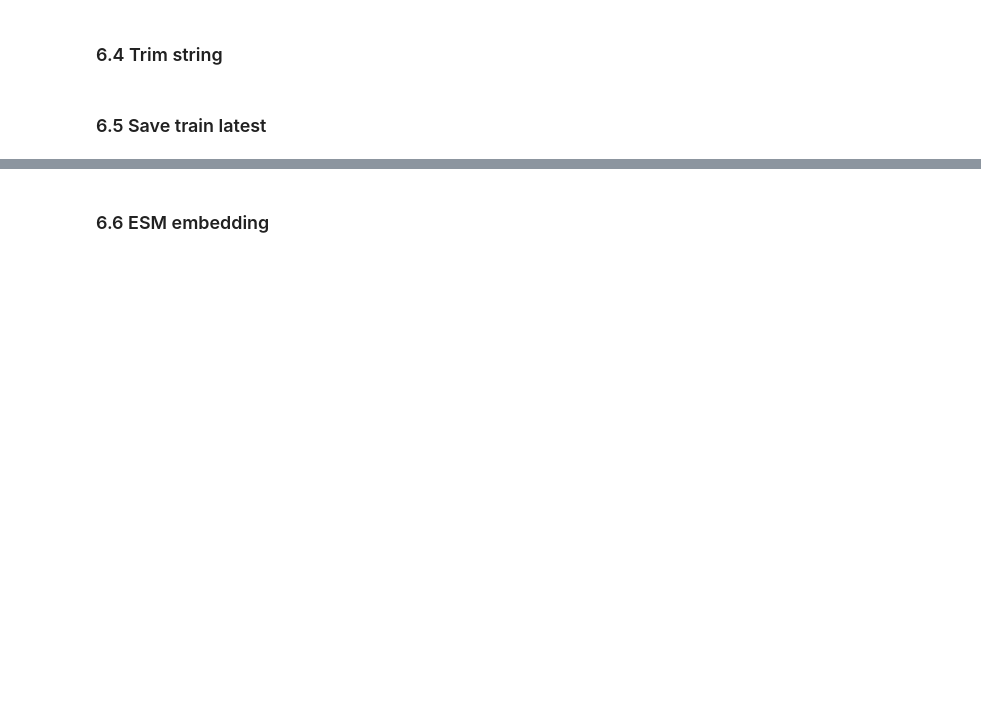
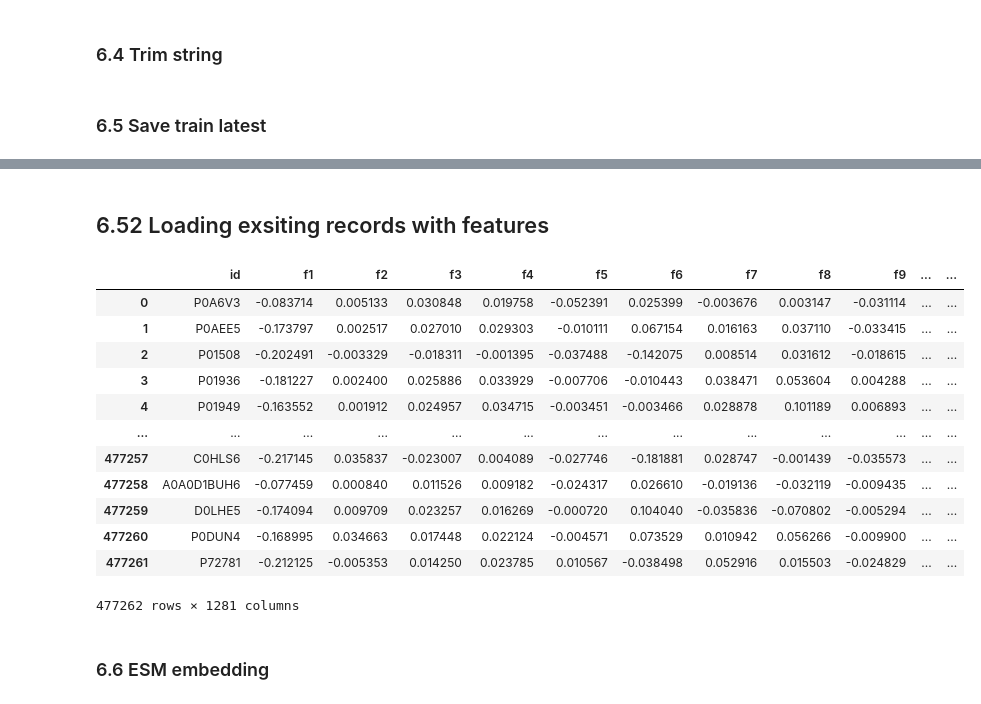
Before and after one commit to kingstdio/ECRECer, a Jupyter notebook: prepare_task_dataset_production.ipynb, the cells around one changed output, grey strips where cells are left out. Saved outputs shown, nothing was run; the diff lists cells and outputs as text; code cells hidden in the pictures; blank space fills up the shorter version.

```diff
--- a/prepare_task_dataset_production.ipynb
+++ b/prepare_task_dataset_production.ipynb
@@ -191,3 +200,23 @@ train.to_feather(cfg.DATADIR + 'sprot_latest.feature')
+# %% [markdown]
+## 6.52 Loading exsiting records with features
+# %%
+existing= pd.read_feather(cfg.DATADIR + 'featureBank/sprot_latest_rep0.feather')
+# %%
+existing
+# %% [output]
+|  | id | f1 | f2 | f3 | f4 | f5 | f6 | f7 | f8 | f9 | ... | ... |
+| 0 | P0A6V3 | -0.083714 | 0.005133 | 0.030848 | 0.019758 | -0.052391 | 0.025399 | -0.003676 | 0.003147 | -0.031114 | ... | ... |
+| 1 | P0AEE5 | -0.173797 | 0.002517 | 0.027010 | 0.029303 | -0.010111 | 0.067154 | 0.016163 | 0.037110 | -0.033415 | ... | ... |
+| 2 | P01508 | -0.202491 | -0.003329 | -0.018311 | -0.001395 | -0.037488 | -0.142075 | 0.008514 | 0.031612 | -0.018615 | ... | ... |
+| 3 | P01936 | -0.181227 | 0.002400 | 0.025886 | 0.033929 | -0.007706 | -0.010443 | 0.038471 | 0.053604 | 0.004288 | ... | ... |
+| 4 | P01949 | -0.163552 | 0.001912 | 0.024957 | 0.034715 | -0.003451 | -0.003466 | 0.028878 | 0.101189 | 0.006893 | ... | ... |
+| ... | ... | ... | ... | ... | ... | ... | ... | ... | ... | ... | ... | ... |
+| 477257 | C0HLS6 | -0.217145 | 0.035837 | -0.023007 | 0.004089 | -0.027746 | -0.181881 | 0.028747 | -0.001439 | -0.035573 | ... | ... |
+| 477258 | A0A0D1BUH6 | -0.077459 | 0.000840 | 0.011526 | 0.009182 | -0.024317 | 0.026610 | -0.019136 | -0.032119 | -0.009435 | ... | ... |
+| 477259 | D0LHE5 | -0.174094 | 0.009709 | 0.023257 | 0.016269 | -0.000720 | 0.104040 | -0.035836 | -0.070802 | -0.005294 | ... | ... |
+| 477260 | P0DUN4 | -0.168995 | 0.034663 | 0.017448 | 0.022124 | -0.004571 | 0.073529 | 0.010942 | 0.056266 | -0.009900 | ... | ... |
+| 477261 | P72781 | -0.212125 | -0.005353 | 0.014250 | 0.023785 | 0.010567 | -0.038498 | 0.052916 | 0.015503 | -0.024829 | ... | ... |
+477262 rows × 1281 columns
 # %% [markdown]
 ### 6.6 ESM embedding
 # %%
```
Also changed, not shown: parts of 6 cells of this notebook, 20 other files.
